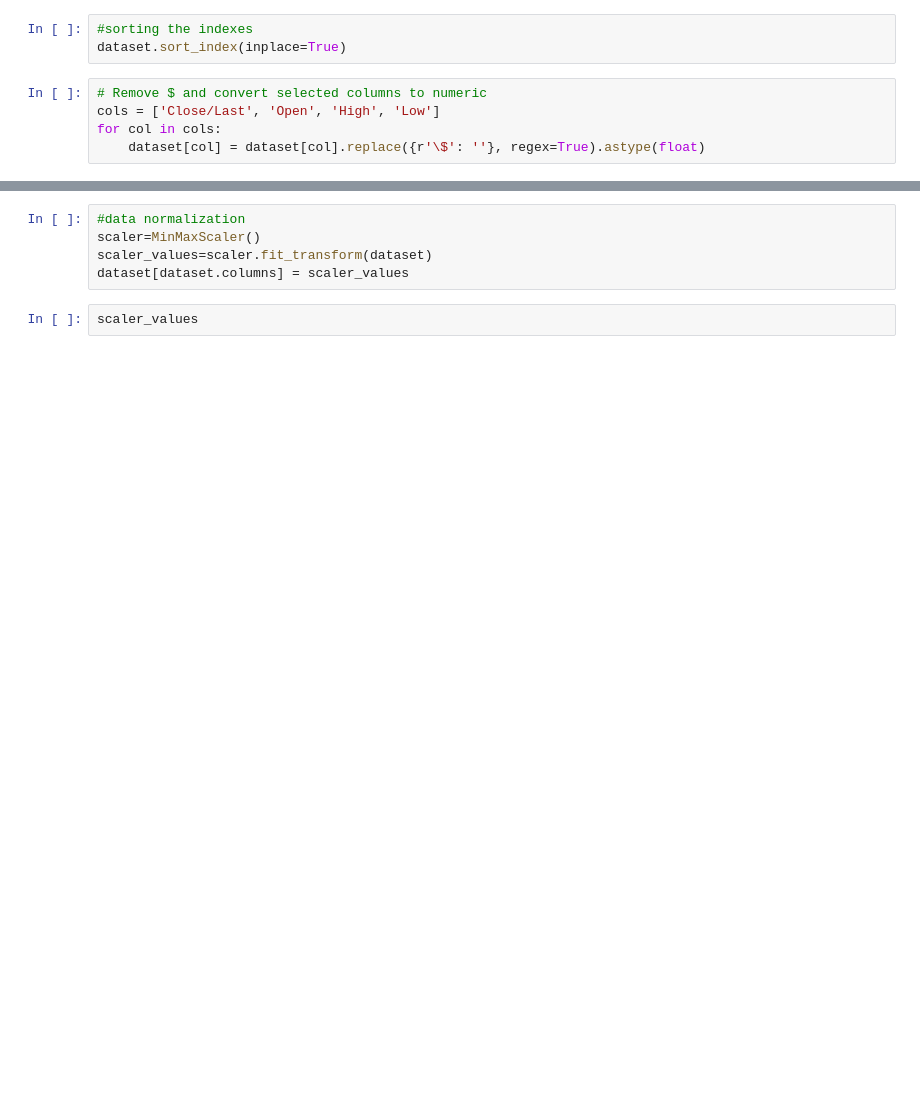
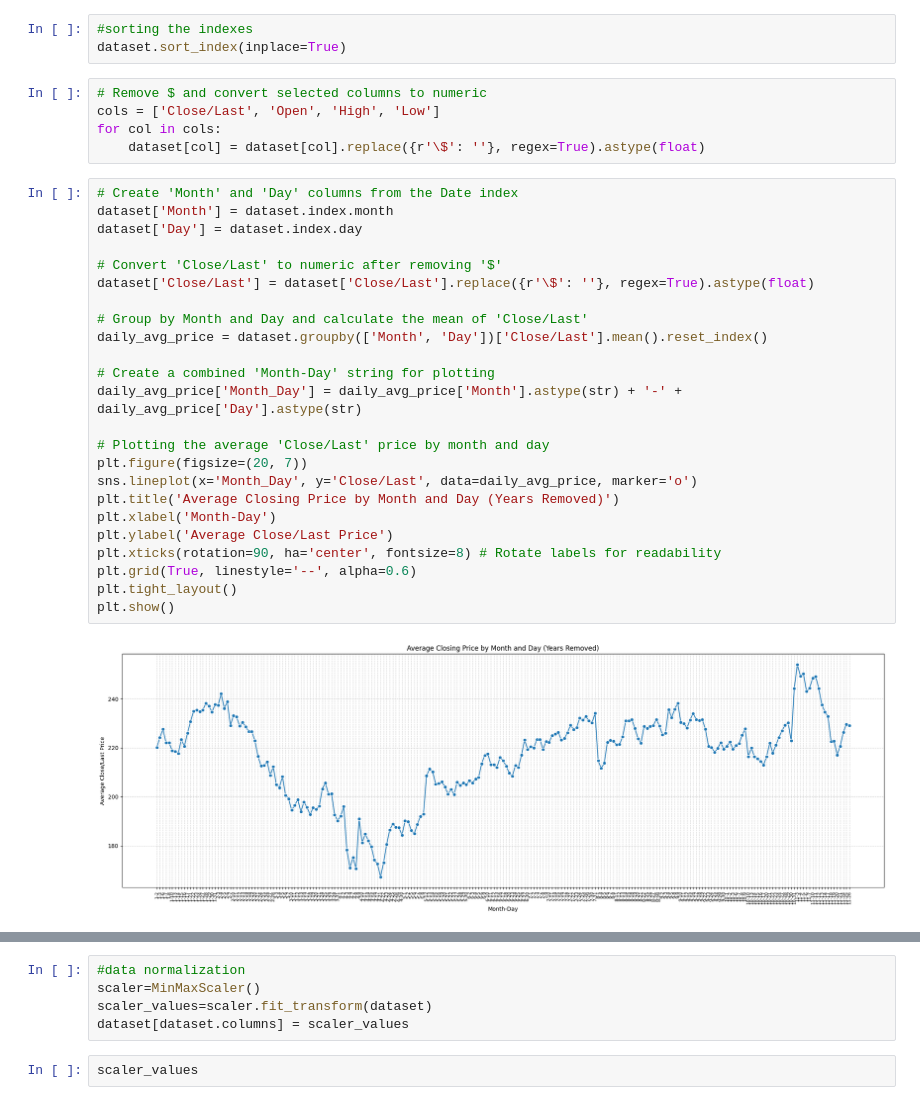
Before and after one commit to meghana2343/ADS-Project, a Jupyter notebook: stockprediction.ipynb, the cells around one changed output, grey strips where cells are left out. Cells and saved outputs as stored; diff of their text form; blank space fills up the shorter version.

```diff
--- a/stockprediction.ipynb
+++ b/stockprediction.ipynb
@@ -64,5 +113,31 @@ dataset.sort_index(inplace=True)
 cols = ['Close/Last', 'Open', 'High', 'Low']
 for col in cols:
     dataset[col] = dataset[col].replace({r'\$': ''}, regex=True).astype(float)
+# %%
+# Create 'Month' and 'Day' columns from the Date index
+dataset['Month'] = dataset.index.month
+dataset['Day'] = dataset.index.day
+
+# Convert 'Close/Last' to numeric after removing '$'
+dataset['Close/Last'] = dataset['Close/Last'].replace({r'\$': ''}, regex=True).astype(float)
+
+# Group by Month and Day and calculate the mean of 'Close/Last'
+daily_avg_price = dataset.groupby(['Month', 'Day'])['Close/Last'].mean().reset_index()
+
+# Create a combined 'Month-Day' string for plotting
+daily_avg_price['Month_Day'] = daily_avg_price['Month'].astype(str) + '-' + daily_avg_price['Day'].astype(str)
+
+# Plotting the average 'Close/Last' price by month and day
+plt.figure(figsize=(20, 7))
+sns.lineplot(x='Month_Day', y='Close/Last', data=daily_avg_price, marker='o')
+plt.title('Average Closing Price by Month and Day (Years Removed)')
+plt.xlabel('Month-Day')
+plt.ylabel('Average Close/Last Price')
+plt.xticks(rotation=90, ha='center', fontsize=8) # Rotate labels for readability
+plt.grid(True, linestyle='--', alpha=0.6)
+plt.tight_layout()
+plt.show()
+# %% [output]
+[figure, added]
 # %%
 dataset.info()
```
Also changed, not shown: parts of 34 cells of this notebook.
